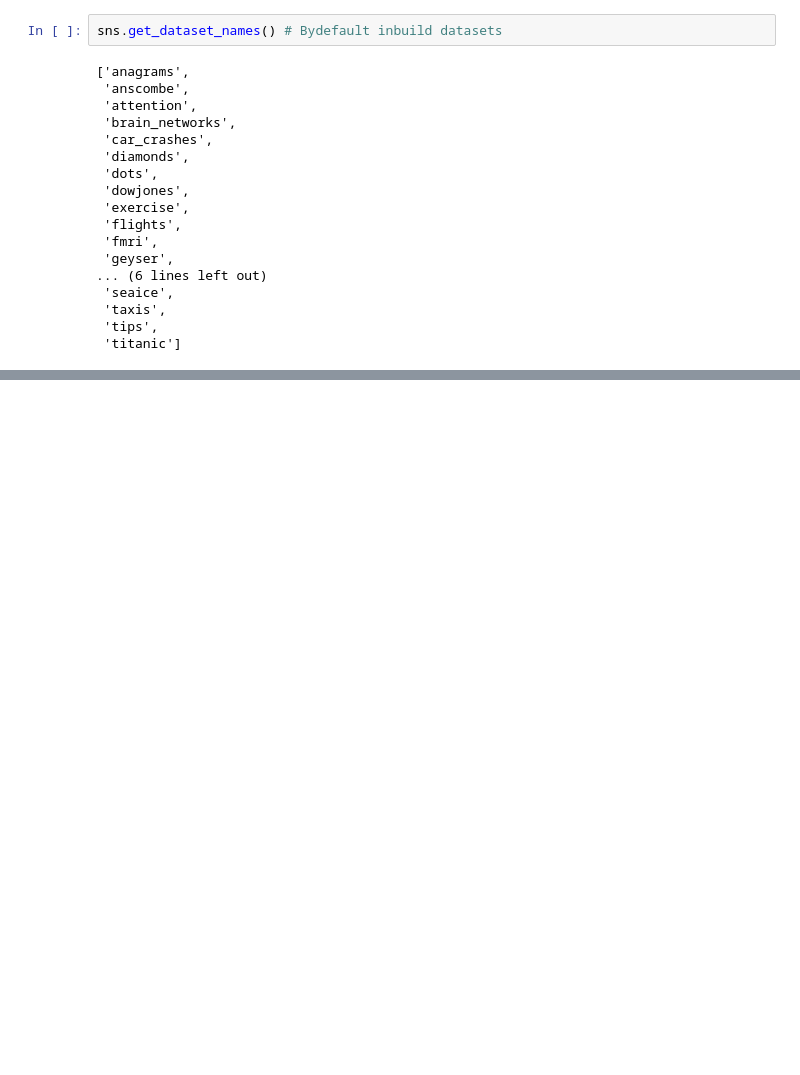
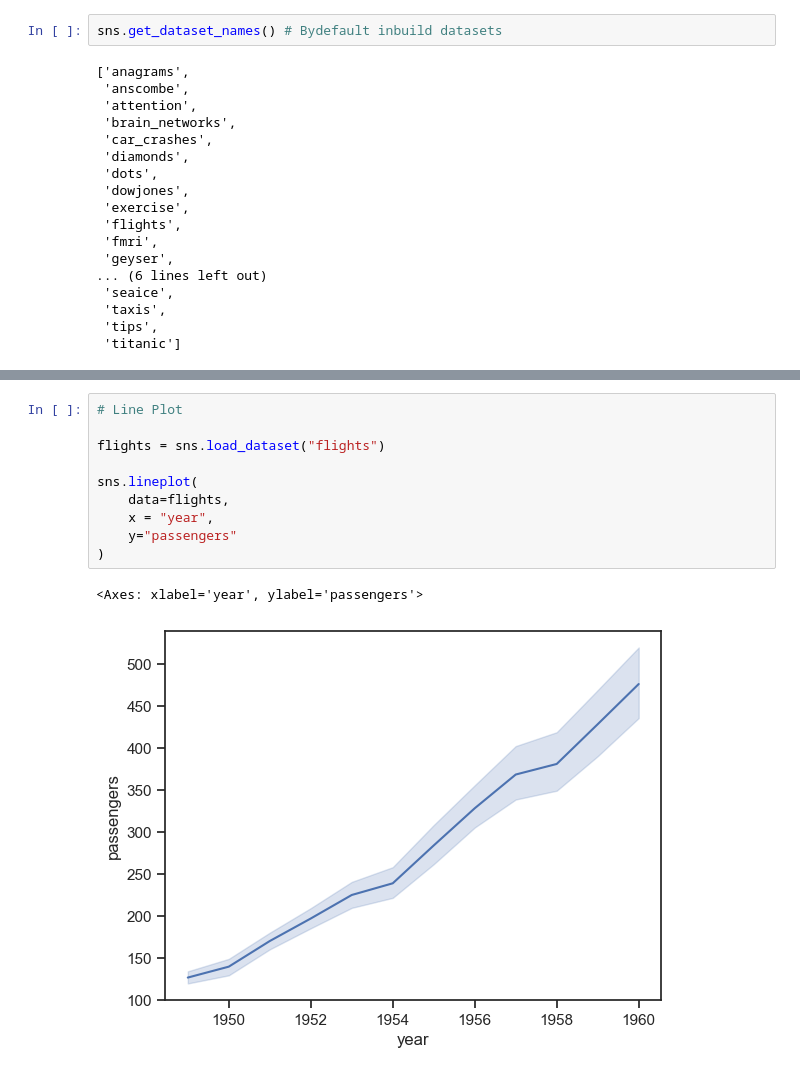
Before and after one commit to narayan-0307/AI-ML-Engineer, a Jupyter notebook: Day-11/seaborn_tutorials.ipynb, the cells around one changed output, grey strips where cells are left out. Saved outputs shown, nothing was run; the diff lists cells and outputs as text; blank space fills up the shorter version.

```diff
--- a/Day-11/seaborn_tutorials.ipynb
+++ b/Day-11/seaborn_tutorials.ipynb
@@ -31,0 +89,13 @@ print(type(tips))
+# %%
+# Line Plot
+
+flights = sns.load_dataset("flights")
+
+sns.lineplot(
+    data=flights,
+    x = "year",
+    y="passengers"
+)
+# %% [output]
+<Axes: xlabel='year', ylabel='passengers'>
+[figure, added]
```
Also changed, not shown: parts of 10 cells of this notebook, 12 other files.
